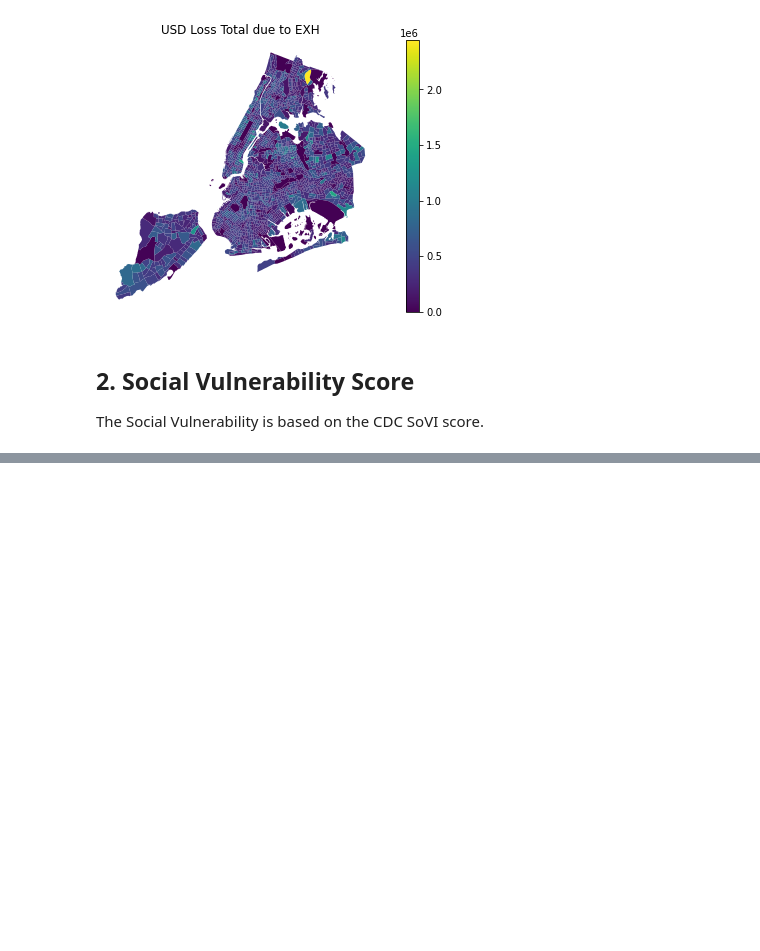
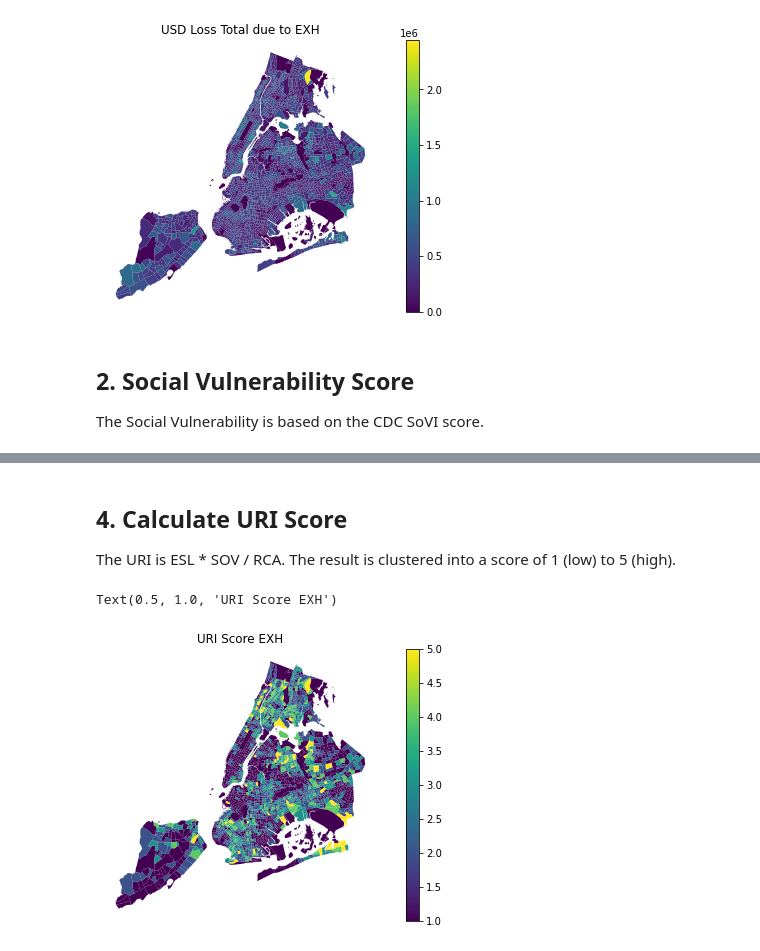
Before and after one commit to NYCEM-GIS/urban-risk-index, a Jupyter notebook: NOTEBOOKS/CALC_EXTREME_HEAT_1.ipynb, the cells around one changed output, grey strips where cells are left out. Saved outputs shown, nothing was run; the diff lists cells and outputs as text; code cells hidden in the pictures; blank space fills up the shorter version.

```diff
--- a/NOTEBOOKS/CALC_EXTREME_HEAT_1.ipynb
+++ b/NOTEBOOKS/CALC_EXTREME_HEAT_1.ipynb
@@ -96,0 +93,16 @@ The Social Vulnerability is based on the CDC SoVI score.
+# %% [markdown]
+## 4. Calculate URI Score
+The URI is ESL * SOV / RCA.  The result is clustered into a score of 1 (low) to 5 (high).
+# %%
+URI_EXH = URI.URI(hazard_name=hazard_name, ESL=ESL, SOV=SOV, RCA=RCA)
+URI_EXH.calc_URI()
+
+#plot
+fig = plt.figure(figsize=(10, 5))
+ax = fig.add_subplot(111)
+URI_EXH.URI_map.plot(ax=ax, column = 'URI_Score', legend=True)
+plt.axis('off')
+plt.title('URI Score EXH')
+# %% [output]
+Text(0.5, 1.0, 'URI Score EXH')
+[figure, added]
```
Also changed, not shown: parts of 7 cells of this notebook, 7 other files.
